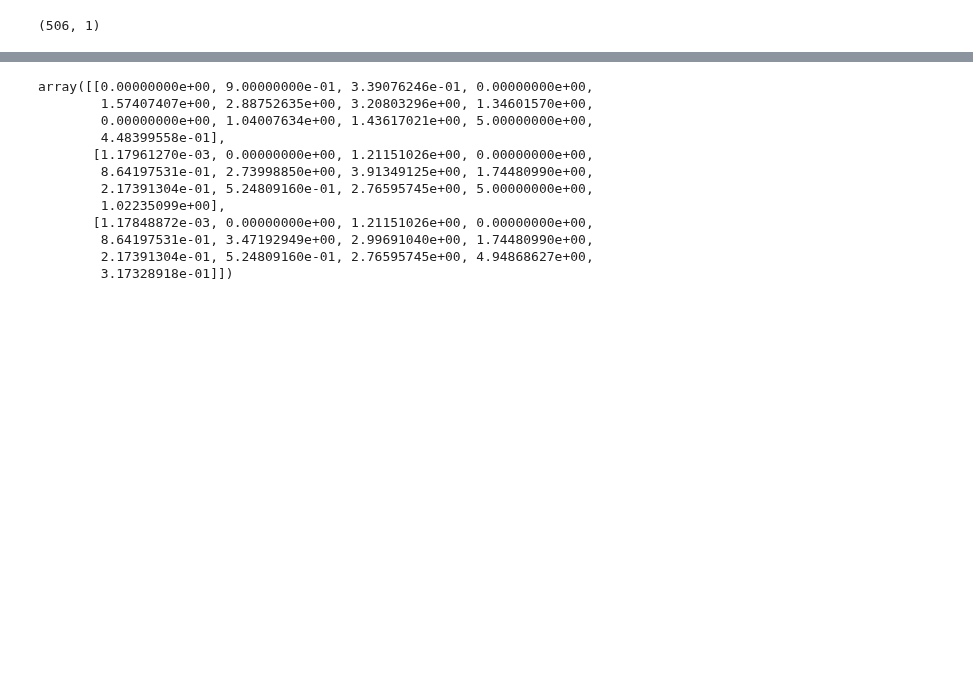
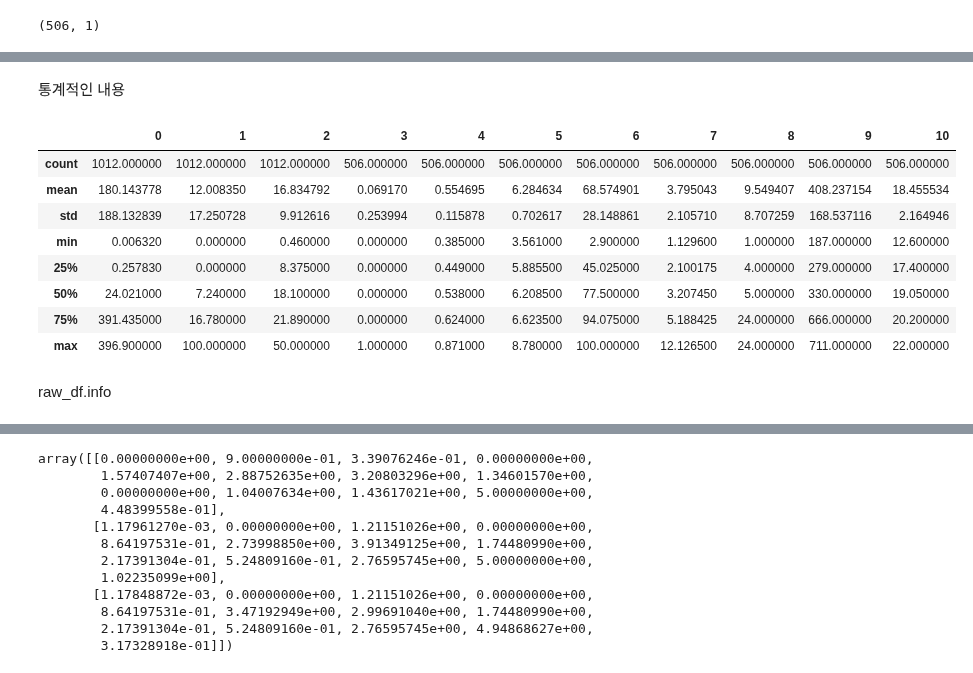
Before and after one commit to mackenly2/mjc.ai.ml, a Jupyter notebook: BDU.ch08_boston_housing_l2_l1_restriction.ipynb, the cells around one changed output, grey strips where cells are left out. Cells and saved outputs as stored; diff of their text form; code cells hidden in the pictures; blank space fills up the shorter version.

```diff
--- a/BDU.ch08_boston_housing_l2_l1_restriction.ipynb
+++ b/BDU.ch08_boston_housing_l2_l1_restriction.ipynb
@@ -27,0 +69,16 @@ y_data.shape # (506, 1)
+# %% [markdown]
+  통계적인 내용
+# %%
+raw_df.describe()
+# %% [output]
+|  | 0 | 1 | 2 | 3 | 4 | 5 | 6 | 7 | 8 | 9 | 10 |
+| count | 1012.000000 | 1012.000000 | 1012.000000 | 506.000000 | 506.000000 | 506.000000 | 506.000000 | 506.000000 | 506.000000 | 506.000000 | 506.000000 |
+| mean | 180.143778 | 12.008350 | 16.834792 | 0.069170 | 0.554695 | 6.284634 | 68.574901 | 3.795043 | 9.549407 | 408.237154 | 18.455534 |
+| std | 188.132839 | 17.250728 | 9.912616 | 0.253994 | 0.115878 | 0.702617 | 28.148861 | 2.105710 | 8.707259 | 168.537116 | 2.164946 |
+| min | 0.006320 | 0.000000 | 0.460000 | 0.000000 | 0.385000 | 3.561000 | 2.900000 | 1.129600 | 1.000000 | 187.000000 | 12.600000 |
+| 25% | 0.257830 | 0.000000 | 8.375000 | 0.000000 | 0.449000 | 5.885500 | 45.025000 | 2.100175 | 4.000000 | 279.000000 | 17.400000 |
+| 50% | 24.021000 | 7.240000 | 18.100000 | 0.000000 | 0.538000 | 6.208500 | 77.500000 | 3.207450 | 5.000000 | 330.000000 | 19.050000 |
+| 75% | 391.435000 | 16.780000 | 21.890000 | 0.000000 | 0.624000 | 6.623500 | 94.075000 | 5.188425 | 24.000000 | 666.000000 | 20.200000 |
+| max | 396.900000 | 100.000000 | 50.000000 | 1.000000 | 0.871000 | 8.780000 | 100.000000 | 12.126500 | 24.000000 | 711.000000 | 22.000000 |
+# %% [markdown]
+raw_df.info
```
Also changed, not shown: parts of 8 cells of this notebook.
